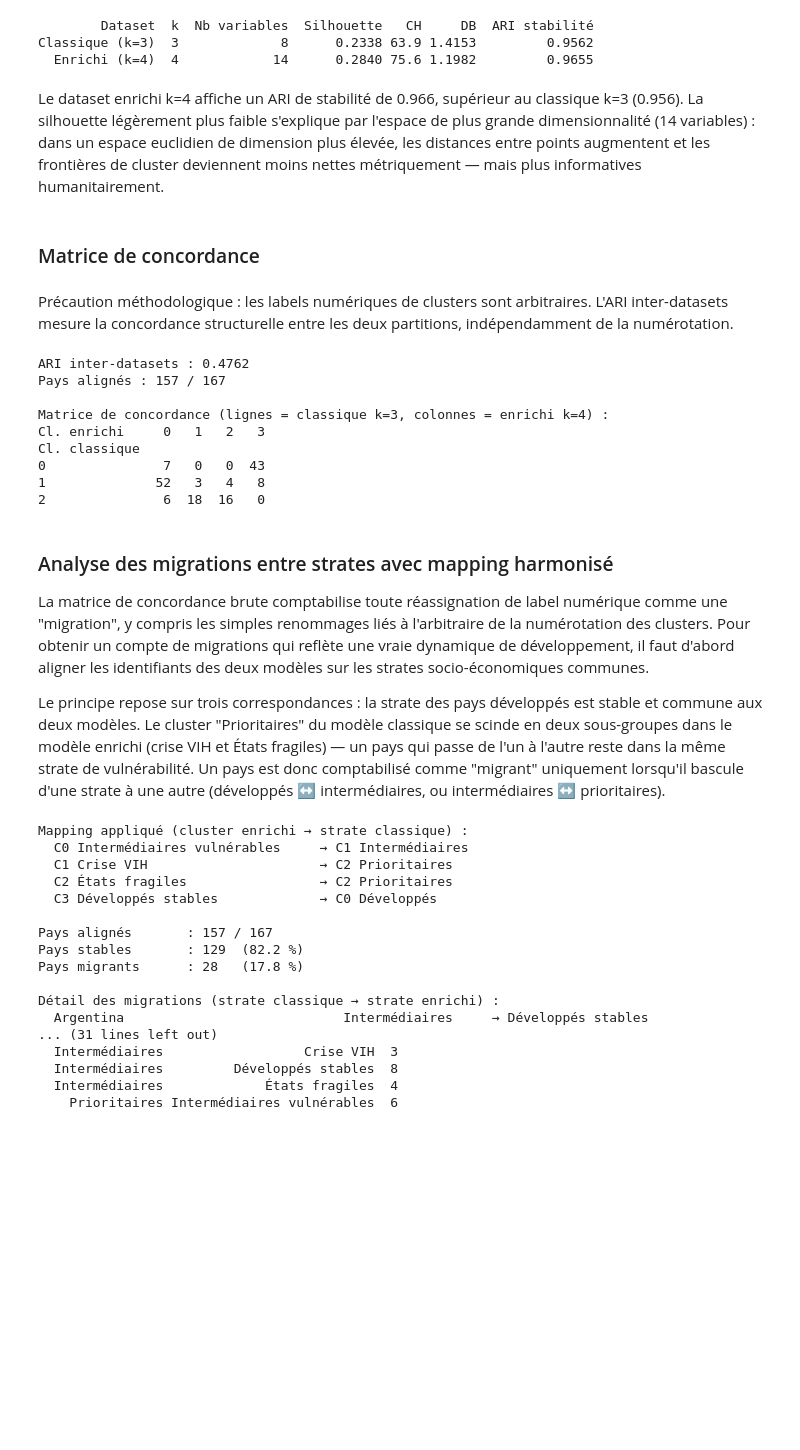
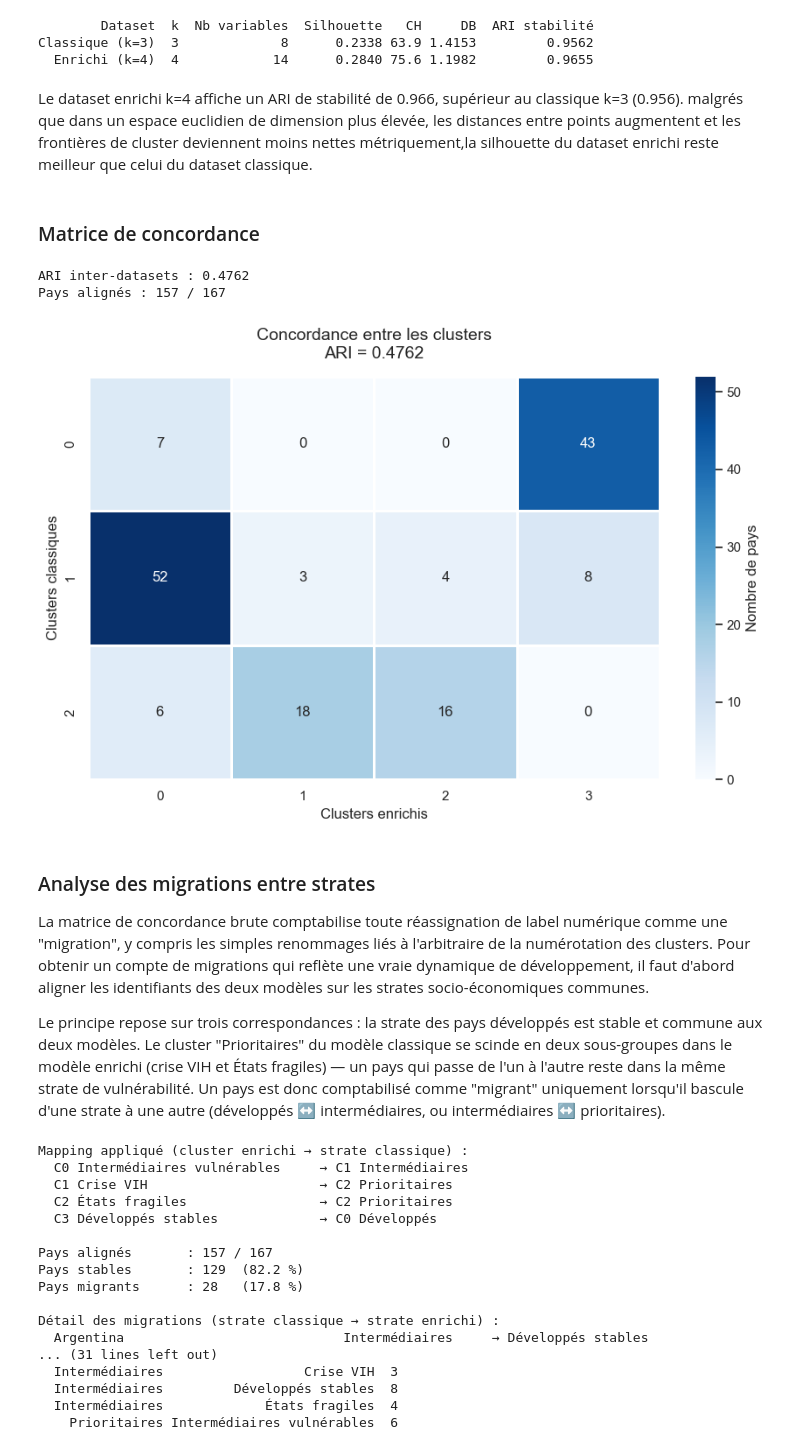
Before and after one commit to awa-d/ML2-project_clustering-countries, a Jupyter notebook: notebooks/P2_modeling.ipynb, the cells around one changed output. Cells and saved outputs as stored; diff of their text form; code cells hidden in the pictures; blank space fills up the shorter version.

Commit message:
P2 Modelisation: exament plus attentif de CAH k=3 et analyse + carte des migrations

```diff
--- a/notebooks/P2_modeling.ipynb
+++ b/notebooks/P2_modeling.ipynb
@@ -1166,38 +1278,76 @@ print(metrics_comp.to_string(index=False))
 Classique (k=3)  3             8      0.2338 63.9 1.4153         0.9562
   Enrichi (k=4)  4            14      0.2840 75.6 1.1982         0.9655
 # %% [markdown]
-Le dataset enrichi k=4 affiche un ARI de stabilité de 0.966, supérieur au classique k=3 (0.956). La silhouette légèrement plus faible s'explique par l'espace de plus grande dimensionnalité (14 variables) : dans un espace euclidien de dimension plus élevée, les distances entre points augmentent et les frontières de cluster deviennent moins nettes métriquement — mais plus informatives humanitairement.
+Le dataset enrichi k=4 affiche un ARI de stabilité de 0.966, supérieur au classique k=3 (0.956). malgrés que dans un espace euclidien de dimension plus élevée, les distances entre points augmentent et les frontières de cluster deviennent moins nettes métriquement,la silhouette du dataset enrichi reste meilleur que celui du dataset classique.
 # %% [markdown]
 ### Matrice de concordance
-# %% [markdown]
-Précaution méthodologique : les labels numériques de clusters sont arbitraires. L'ARI inter-datasets mesure la concordance structurelle entre les deux partitions, indépendamment de la numérotation.
 # %%
-dr = pd.DataFrame({'country': df_raw['country'].values, 'label_r': labels_r})
-de = pd.DataFrame({'country': df_enrich['country'].values, 'label_e': labels_e})
+
+dr = pd.DataFrame({
+    'country': df_raw['country'].values,
+    'label_r': labels_r
+})
+
+de = pd.DataFrame({
+    'country': df_enrich['country'].values,
+    'label_e': labels_e
+})
+
 mg = pd.merge(dr, de, on='country', how='inner')
 
+# =========================
+# ARI
+# =========================
+
 ari_inter = adjusted_rand_score(mg['label_r'], mg['label_e'])
+
 print(f'ARI inter-datasets : {ari_inter:.4f}')
 print(f'Pays alignés : {len(mg)} / 167')
-print()
 
-# pd.crosstab produit une matrice (K_r x K_e) sans hypothèse de carrée
-ct = pd.crosstab(mg['label_r'], mg['label_e'],
-                 rownames=['Cl. classique'], colnames=['Cl. enrichi'])
-print('Matrice de concordance (lignes = classique k=3, colonnes = enrichi k=4) :')
-print(ct.to_string())
+# =========================
+# Matrice de concordance
+# =========================
+
+ct = pd.crosstab(
+    mg['label_r'],
+    mg['label_e'],
+    rownames=['Cluster classique'],
+    colnames=['Cluster enrichi']
+)
+
+# =========================
+# Visualisation
+# =========================
+
+plt.figure(figsize=(9, 6))
+
+sns.heatmap(
+    ct,
+    annot=True,
+    fmt='d',
+    cmap='Blues',
+    linewidths=1,
+    linecolor='white',
+    cbar_kws={'label': 'Nombre de pays'}
+)
+
+plt.title(
+    f'Concordance entre les clusters\nARI = {ari_inter:.4f}',
+    fontsize=14,
+    pad=15
+)
+
+plt.xlabel('Clusters enrichis')
+plt.ylabel('Clusters classiques')
+
+plt.tight_layout()
+plt.show()
 # %% [output]
 ARI inter-datasets : 0.4762
 Pays alignés : 157 / 167
-
-Matrice de concordance (lignes = classique k=3, colonnes = enrichi k=4) :
-Cl. enrichi     0   1   2   3
-Cl. classique
-0               7   0   0  43
-1              52   3   4   8
-2               6  18  16   0
+[figure, added]
 # %% [markdown]
-### Analyse des migrations entre strates avec mapping harmonisé
+### Analyse des migrations entre strates
 
 La matrice de concordance brute comptabilise toute réassignation de label numérique comme une "migration", y compris les simples renommages liés à l'arbitraire de la numérotation des clusters. Pour obtenir un compte de migrations qui reflète une vraie dynamique de développement, il faut d'abord aligner les identifiants des deux modèles sur les strates socio-économiques communes.
 
```
Also changed, not shown: parts of 28 cells of this notebook.
